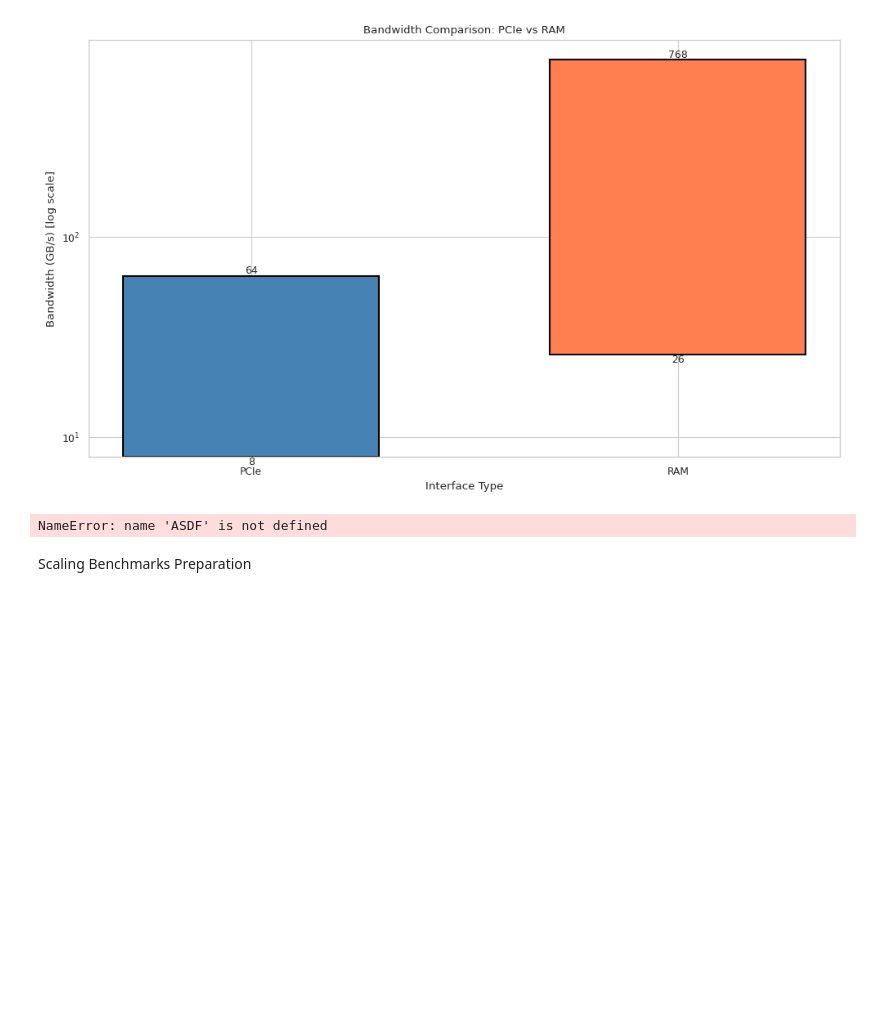
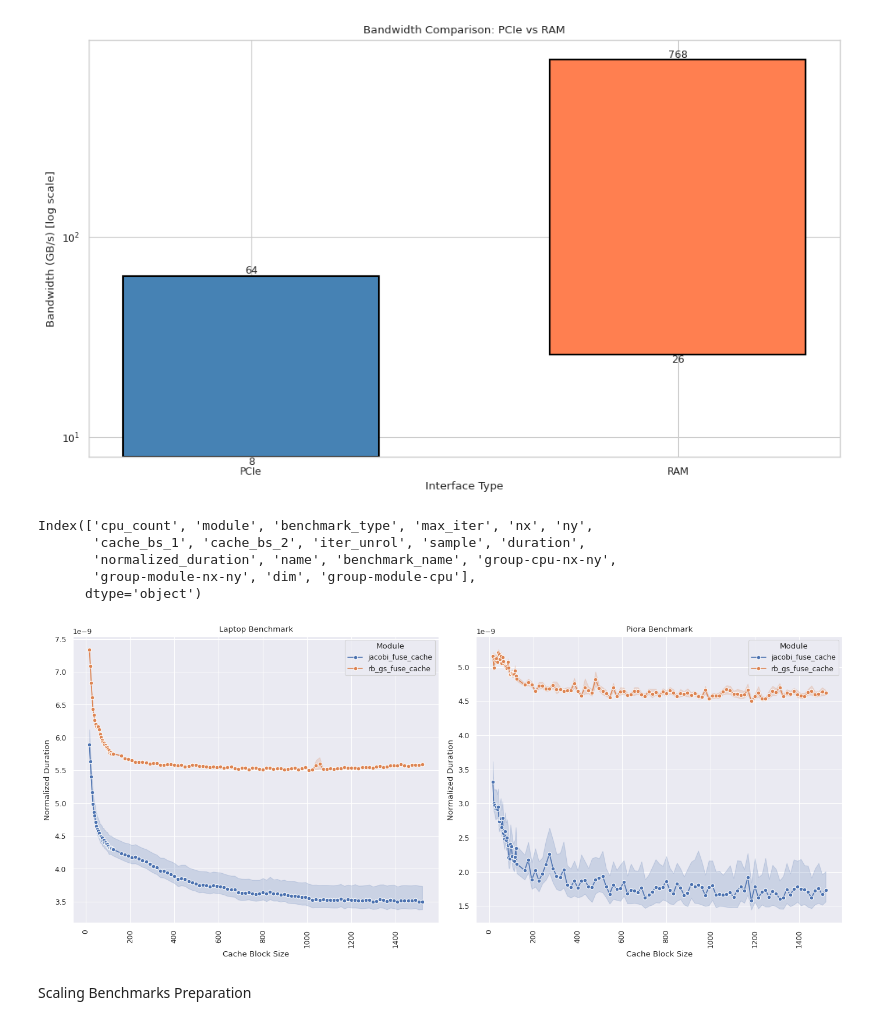
Before and after one commit to MarcelFerrari/Pyroclast, a Jupyter notebook: scripts/thesis/thesis_plots.ipynb, the cells around one changed output. Drawn from its saved outputs; the diff is of its cells as text; code cells hidden in the pictures; blank space fills up the shorter version.

```diff
--- a/scripts/thesis/thesis_plots.ipynb
+++ b/scripts/thesis/thesis_plots.ipynb
@@ -202,8 +202,63 @@ with sns.axes_style("whitegrid"):
 # %% [output]
 [figure]
 # %%
+import os
+from benchmark import results_processing as rp
+
+laptop_cache = [
+    "/home/alisot2000/Documents/02_ETH/Bachelor_Thesis/Pyroclast/scripts/thesis/benchmark_results_copy/caching/laptop/pcbm_20251126-232502_5bU0vk8JQZWxLy5tM60HwZSKoCKJF4whd21Ngy9gA0o=.json",
+    "/home/alisot2000/Documents/02_ETH/Bachelor_Thesis/Pyroclast/scripts/thesis/benchmark_results_copy/caching/laptop/pcbm_20251127-013422_WHZErFyNC26hfFTjctGu5-eCMgt68sff6U0u2O37gtk=.json"
+]
+
+piora_cache = [
+    "/home/alisot2000/Documents/02_ETH/Bachelor_Thesis/Pyroclast/scripts/thesis/benchmark_results_copy/caching/piora/pcbm_20251126-232109_Rqhe5Qx-yb9ANo0UsM0cQqafacI5dKq5DbILg3lMI20=.json",
+    "/home/alisot2000/Documents/02_ETH/Bachelor_Thesis/Pyroclast/scripts/thesis/benchmark_results_copy/caching/piora/pcbm_20251127-030938_vHusnnwIzPYWb80avMAlmsVSJIhkXoqwP-0R-VvIDfg=.json"
+]
+
+laptop_caches = pd.concat(list(map(lambda p : rp.create_dataframe(rp.load_benchmark_run(p)), laptop_cache)), ignore_index=True)
+piora_caches = pd.concat(list(map(lambda p : rp.create_dataframe(rp.load_benchmark_run(p)), piora_cache)), ignore_index=True)
+
+def add_information(df: pd.DataFrame, benchmark: str) -> pd.DataFrame:
+    df["benchmark_name"] = benchmark
+    return df
+
+fully_augmented = rp.augment_df(pd.concat([add_information(df=laptop_caches, benchmark="laptop"), add_information(df=piora_caches, benchmark="piora")], ignore_index=True))
+
+print(fully_augmented.columns)
+
+# Create Dual Plot for Pandas
+# Create figure with two subplots side by side
+fig, axes = plt.subplots(1, 2, figsize=(14, 6))
+
+# First plot: laptop data
+laptop_data = fully_augmented[fully_augmented['benchmark_name'] == 'laptop']
+sns.lineplot(data=laptop_data, x='cache_bs_1', y='normalized_duration',
+             hue='module', marker='o', ax=axes[0])
+axes[0].set_title('Laptop Benchmark')
+axes[0].set_xlabel('Cache Block Size')
+axes[0].set_ylabel('Normalized Duration')
+axes[0].tick_params(axis='x', rotation=90)
+axes[0].legend(title='Module')
+
+# Second plot: piora data
+piora_data = fully_augmented[fully_augmented['benchmark_name'] == 'piora']
+sns.lineplot(data=piora_data, x='cache_bs_1', y='normalized_duration',
+             hue='module', marker='o', ax=axes[1])
+axes[1].set_title('Piora Benchmark')
+axes[1].set_xlabel('Cache Block Size')
+axes[1].set_ylabel('Normalized Duration')
+axes[1].tick_params(axis='x', rotation=90)
+axes[1].legend(title='Module')
+
+plt.tight_layout()
+plt.show()
 # %% [output]
-NameError: name 'ASDF' is not defined
+Index(['cpu_count', 'module', 'benchmark_type', 'max_iter', 'nx', 'ny',
+       'cache_bs_1', 'cache_bs_2', 'iter_unrol', 'sample', 'duration',
+       'normalized_duration', 'name', 'benchmark_name', 'group-cpu-nx-ny',
+       'group-module-nx-ny', 'dim', 'group-module-cpu'],
+      dtype='object')
+[figure, added]
 # %% [markdown]
 Scaling Benchmarks Preparation
 # %%
```
Also changed, not shown: 1 other file.
